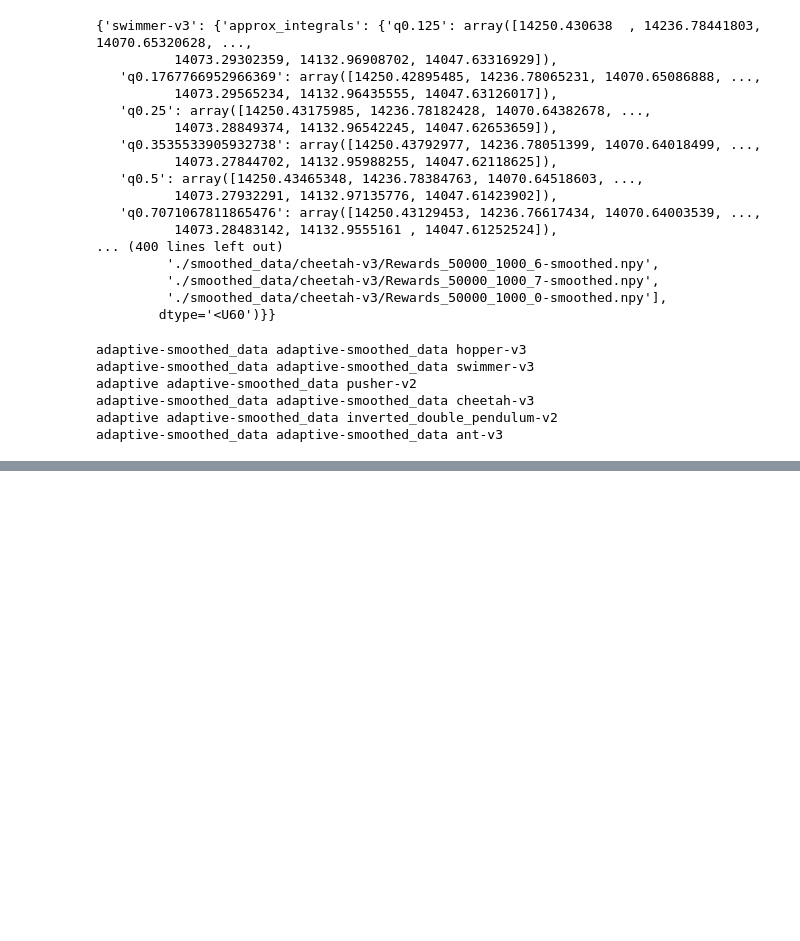
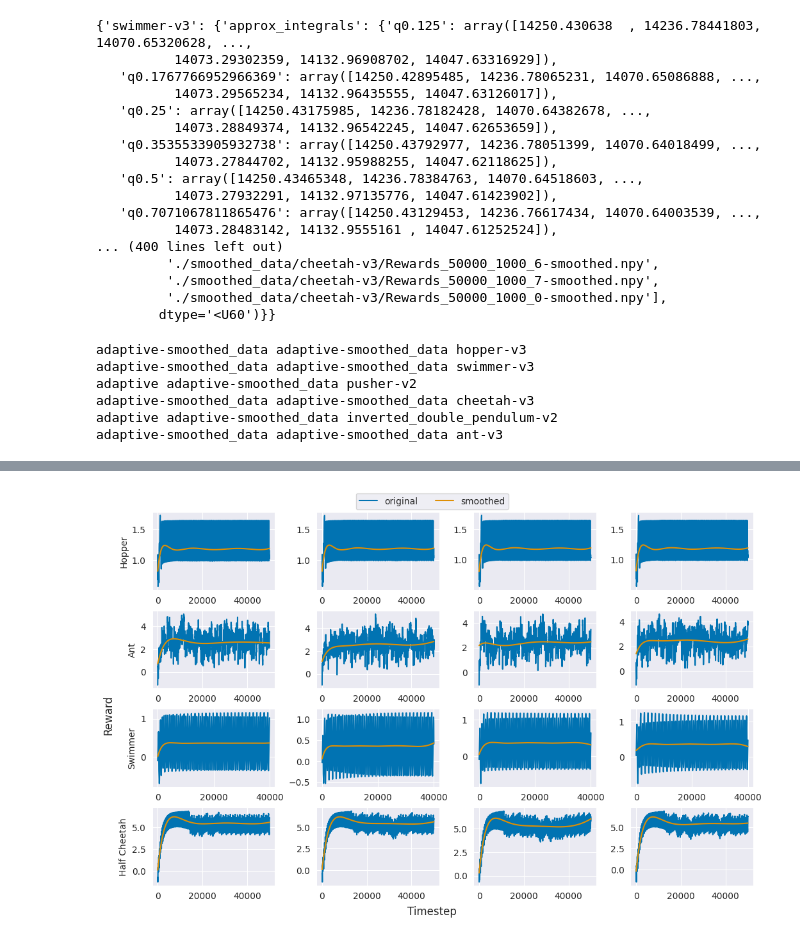
Before and after one commit to aa14k/adaptive_time, a Jupyter notebook: code/adaptive_time/notebooks/plot_mujoco-agg.ipynb, the cells around one changed output, grey strips where cells are left out. Saved outputs shown, nothing was run; the diff lists cells and outputs as text; code cells hidden in the pictures; blank space fills up the shorter version.

```diff
--- a/code/adaptive_time/notebooks/plot_mujoco-agg.ipynb
+++ b/code/adaptive_time/notebooks/plot_mujoco-agg.ipynb
@@ -731,10 +775,37 @@ data = np.load("./{}/ant-v3/Rewards_50000_1000_8-smoothed.npy".format(data_dir))
-# %%
-ncols = 4
-fig, axes = plt.subplots(nrows=5, ncols=ncols, figsize=(25, 15), layout="constrained")
-
-for traj_i in range(20):
-    ax = axes[traj_i // ncols, traj_i % ncols]
-    ax.plot(data.T[traj_i])
-plt.show()
+# %%
+# data = np.load("./{}/ant-v3/Rewards_50000_1000_8.npy".format("./data"))
+# smoothed_data = np.load("./{}/ant-v3/Rewards_50000_1000_8-smoothed.npy".format("./smoothed_data"))
+
+data = np.load("./{}/hopper-v3/Rewards_50000_1000_8.npy".format("./data"))
+smoothed_data = np.load("./{}/hopper-v3/Rewards_50000_1000_8-smoothed.npy".format("./smoothed_data"))
+# %%
+ncols = 4
+nrows = 4
+fig, axes = plt.subplots(nrows=nrows, ncols=ncols, figsize=set_size(doc_width_pt, 1.0, (nrows, ncols), use_golden_ratio=True), layout="constrained")
+
+envs_to_check = ["hopper-v3", "ant-v3", "swimmer-v3", "cheetah-v3"]
+for env_i, env_name in enumerate(envs_to_check):
+    timesteps = 40000 if env_name == "swimmer-v3" else 50000
+    data = np.load("./{}/{}/Rewards_{}_1000_8.npy".format("data", env_name, timesteps))
+    smoothed_data = np.load("./{}/{}/Rewards_{}_1000_8-smoothed.npy".format("smoothed_data", env_name, timesteps))
+    for traj_i in range(ncols):
+        ax = axes[env_i, traj_i]
+        ax.plot(data.T[traj_i], label="original" if traj_i == 0 and env_i == 0 else "")
+        ax.plot(smoothed_data.T[traj_i], label="smoothed" if traj_i == 0 and env_i == 0 else "")
+        if traj_i == 0:
+            ax.set_ylabel(map_env[env_name])
+fig.supylabel("Reward")
+fig.supxlabel("Timestep")
+fig.legend(
+    bbox_to_anchor=(0.0, 1.0, 1.0, 0.0),
+    loc="lower center",
+    ncols=4,
+    borderaxespad=0.0,
+    frameon=True,
+    fontsize="10",
+)
+plt.savefig("smoothed_rewards.pdf", dpi=600, format="pdf", bbox_inches="tight")
+# %% [output]
+[figure, added]
 # %%
 np.sum(data.T[0])
```
Also changed, not shown: parts of 6 cells of this notebook.
